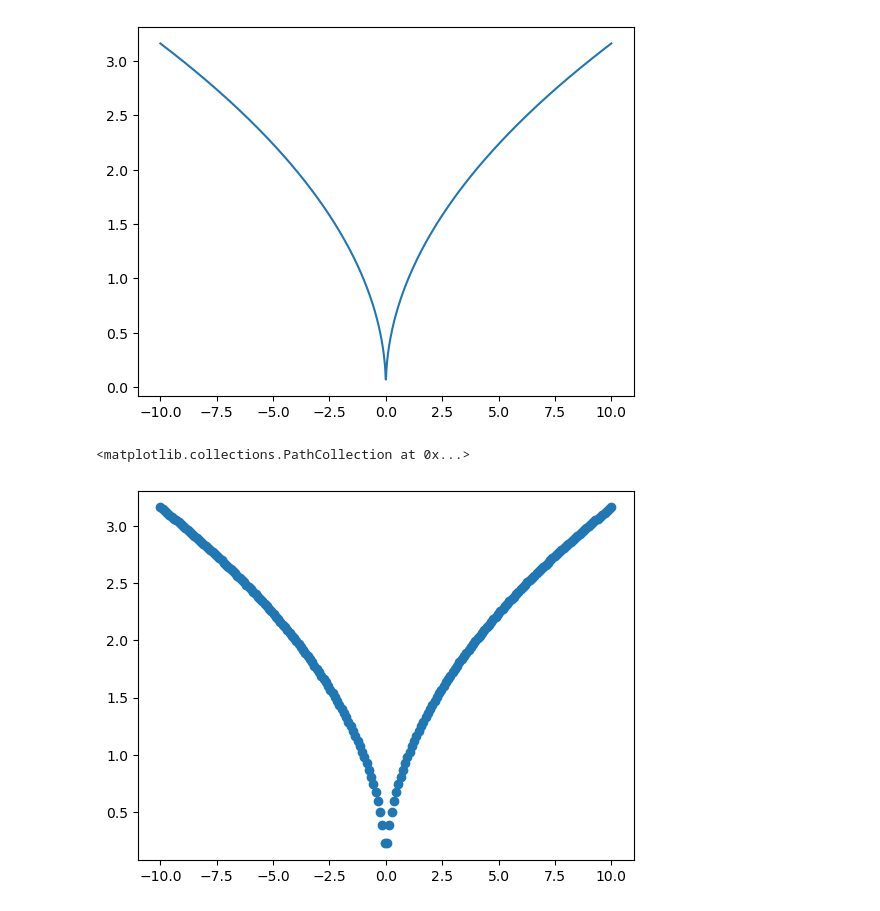
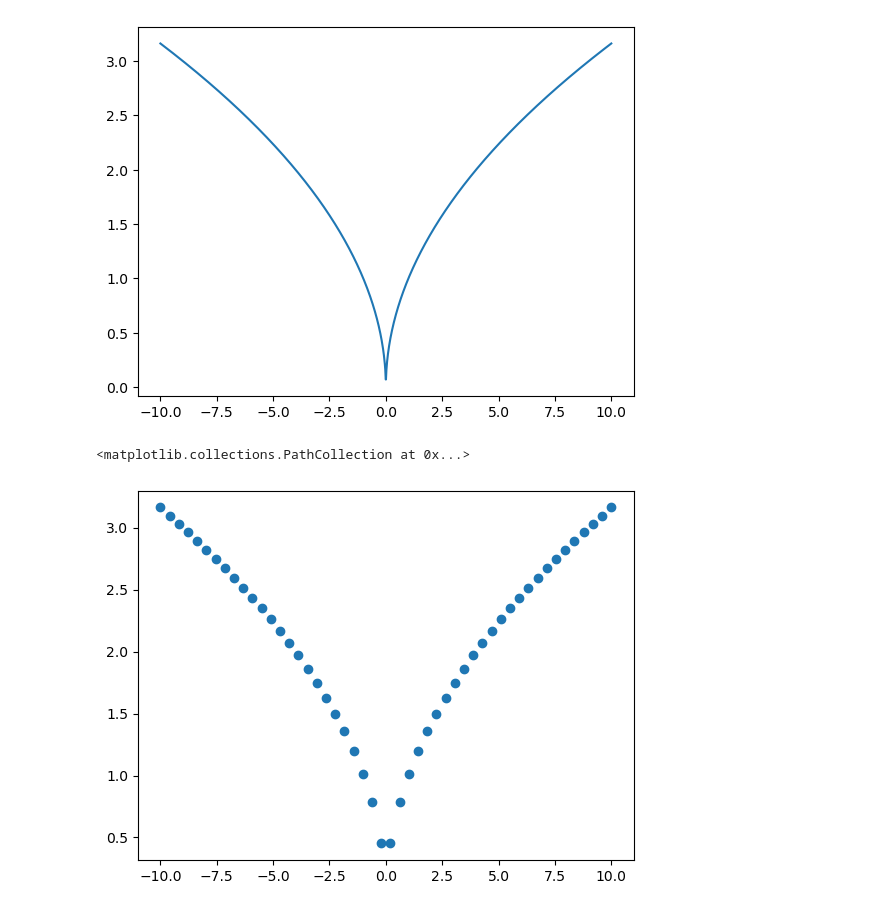
Before and after one commit to NicolasJeanGonel/smt_test, a Jupyter notebook: test_smt.ipynb, the cells around one changed output. Cells and saved outputs as stored; diff of their text form; code cells hidden in the pictures.

```diff
--- a/test_smt.ipynb
+++ b/test_smt.ipynb
@@ -14,12 +14,12 @@ plt.plot(x_test,y_true)
 [figure]
 # %%
 # x_sample =np.sort(np.random.rand(100)*20-10)
-x_sample=np.linspace(-10,10,200)
+x_sample=np.linspace(-10,10,50)
 y_sample=f(x_sample)
 plt.scatter(x_sample,y_sample)
 # %% [output]
 <matplotlib.collections.PathCollection at 0x...>
-[figure, old version]
+[figure, new version]
 # %%
 from smt.surrogate_models import KRG
 model=KRG(theta0=[1e-2],print_prediction = False,corr="matern32")
```
Also changed, not shown: parts of 8 cells of this notebook, 1 other file.
